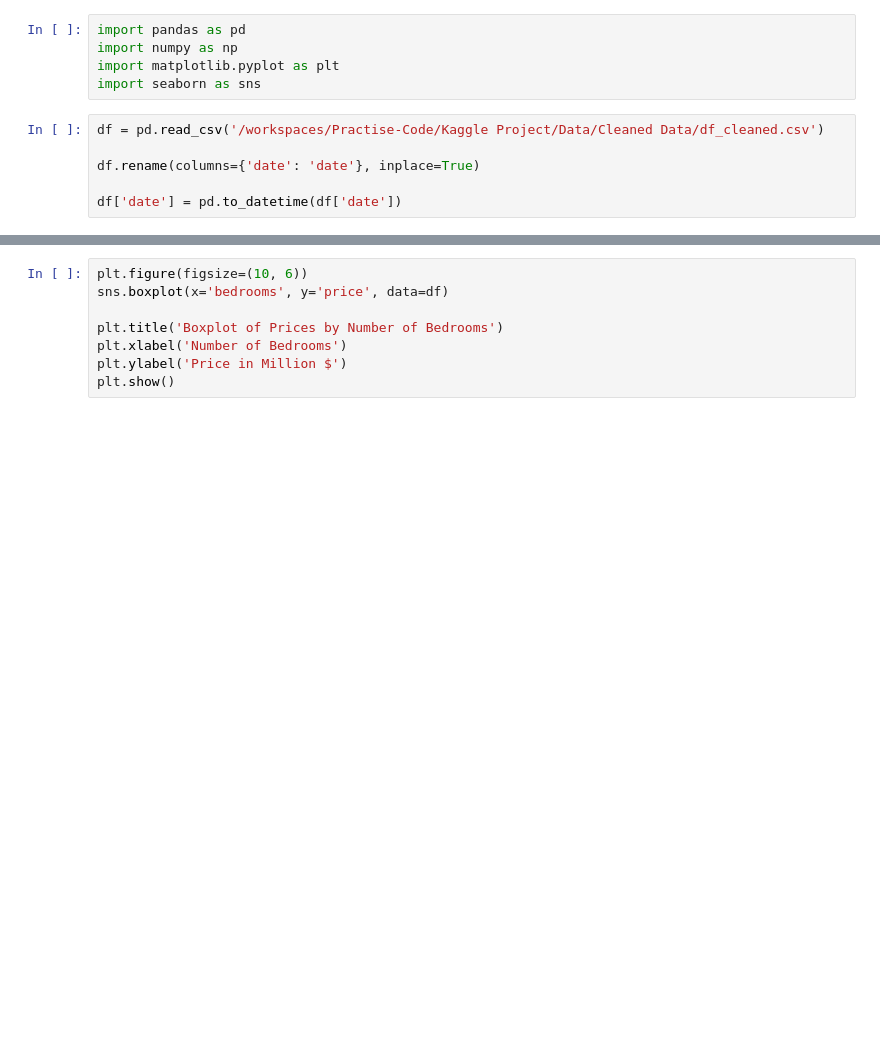
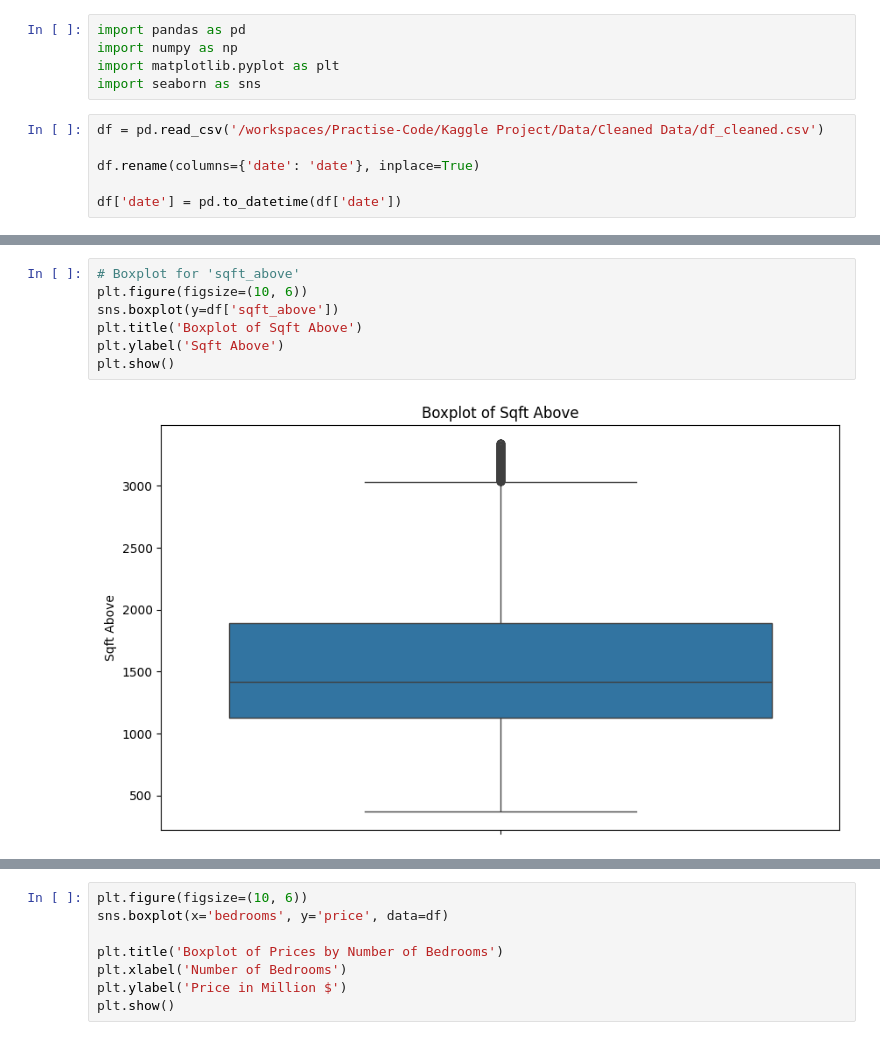
Before and after one commit to NiallGF/First-data-project, a Jupyter notebook: Kaggle Project/Workbooks/EDA/boxplots.ipynb, the cells around one changed output, grey strips where cells are left out. Saved outputs shown, nothing was run; the diff lists cells and outputs as text; blank space fills up the shorter version.

```diff
--- a/Kaggle Project/Workbooks/EDA/boxplots.ipynb
+++ b/Kaggle Project/Workbooks/EDA/boxplots.ipynb
@@ -30,0 +77,9 @@ for col in cols:
+# %%
+# Boxplot for 'sqft_above'
+plt.figure(figsize=(10, 6))
+sns.boxplot(y=df['sqft_above'])
+plt.title('Boxplot of Sqft Above')
+plt.ylabel('Sqft Above')
+plt.show()
+# %% [output]
+[figure, added]
```
Also changed, not shown: parts of 12 cells of this notebook.
